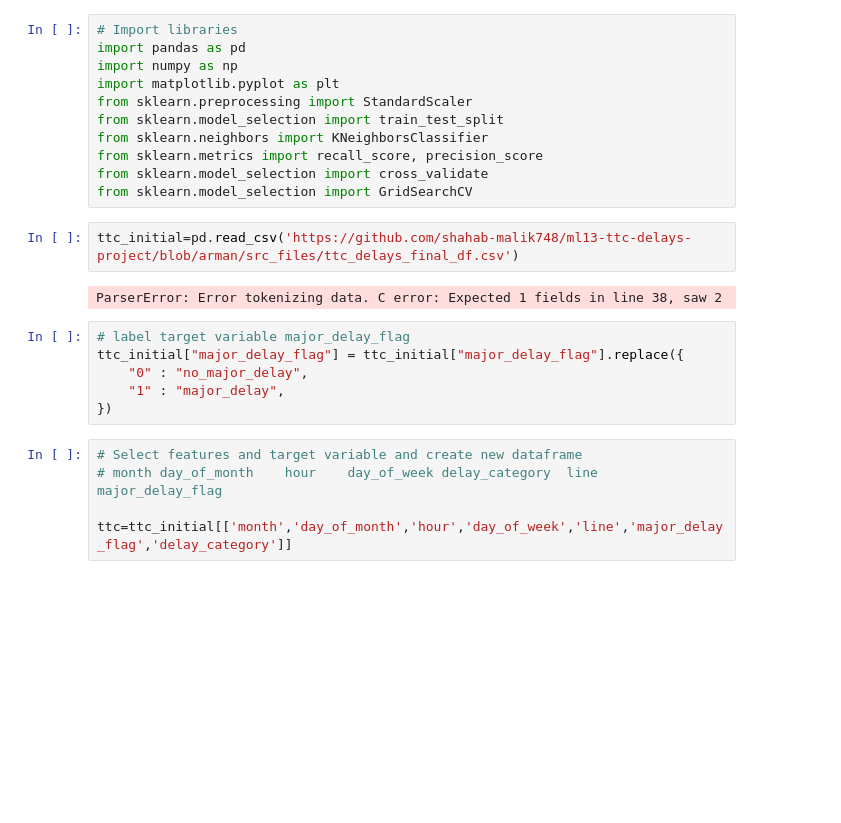
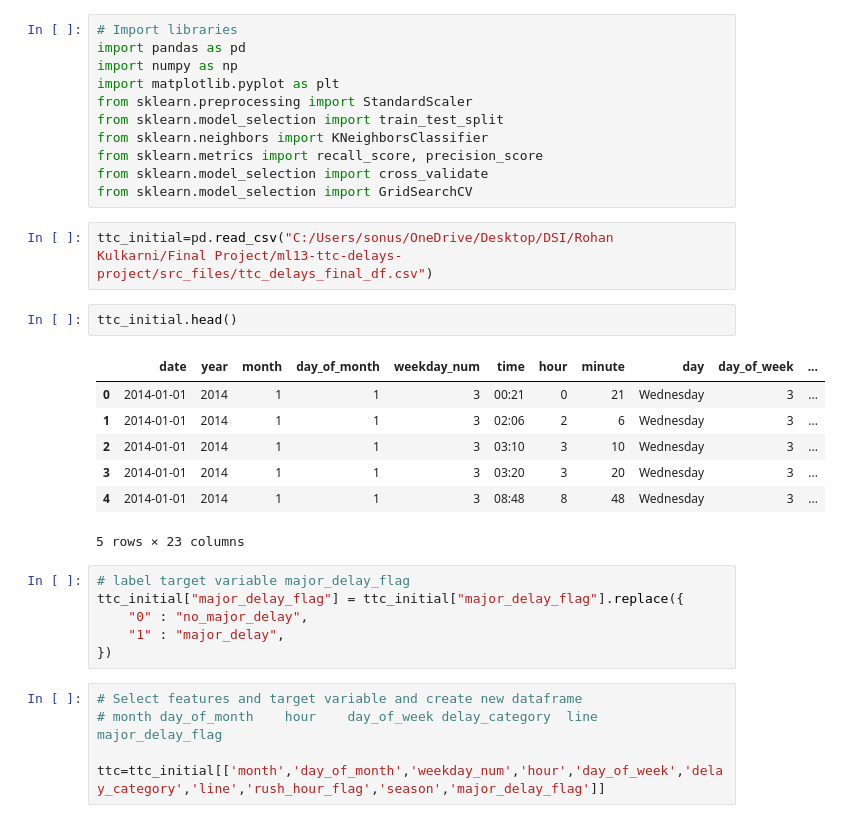
Before and after one commit to shahab-malik748/ml13-ttc-delays-project, a Jupyter notebook: src_files/Classification.ipynb, the cells around one changed output. Cells and saved outputs as stored; diff of their text form; blank space fills up the shorter version.

```diff
--- a/src_files/Classification.ipynb
+++ b/src_files/Classification.ipynb
@@ -24,9 +24,17 @@ from sklearn.metrics import recall_score, precision_score
 from sklearn.model_selection import cross_validate
 from sklearn.model_selection import GridSearchCV
 # %%
-ttc_initial=pd.read_csv('https://github.com/shahab-malik748/ml13-ttc-delays-project/blob/arman/src_files/ttc_delays_final_df.csv')
+ttc_initial=pd.read_csv("C:/Users/sonus/OneDrive/Desktop/DSI/Rohan Kulkarni/Final Project/ml13-ttc-delays-project/src_files/ttc_delays_final_df.csv")
-# %% [output]
-ParserError: Error tokenizing data. C error: Expected 1 fields in line 38, saw 2
+# %%
+ttc_initial.head()
+# %% [output]
+|  | date | year | month | day_of_month | weekday_num | time | hour | minute | day | day_of_week | ... |
+| 0 | 2014-01-01 | 2014 | 1 | 1 | 3 | 00:21 | 0 | 21 | Wednesday | 3 | ... |
+| 1 | 2014-01-01 | 2014 | 1 | 1 | 3 | 02:06 | 2 | 6 | Wednesday | 3 | ... |
+| 2 | 2014-01-01 | 2014 | 1 | 1 | 3 | 03:10 | 3 | 10 | Wednesday | 3 | ... |
+| 3 | 2014-01-01 | 2014 | 1 | 1 | 3 | 03:20 | 3 | 20 | Wednesday | 3 | ... |
+| 4 | 2014-01-01 | 2014 | 1 | 1 | 3 | 08:48 | 8 | 48 | Wednesday | 3 | ... |
+5 rows × 23 columns
 # %%
 # label target variable major_delay_flag
 ttc_initial["major_delay_flag"] = ttc_initial["major_delay_flag"].replace({
@@ -37,4 +45,4 @@ ttc_initial["major_delay_flag"] = ttc_initial["major_delay_flag"].replace({
 # Select features and target variable and create new dataframe
 # month	day_of_month	hour	day_of_week	delay_category	line	major_delay_flag
 
-ttc=ttc_initial[['month','day_of_month','hour','day_of_week','line','major_delay_flag','delay_category']]
+ttc=ttc_initial[['month','day_of_month','weekday_num','hour','day_of_week','delay_category','line','rush_hour_flag','season','major_delay_flag']]
```
Also changed, not shown: parts of 3 cells of this notebook.
